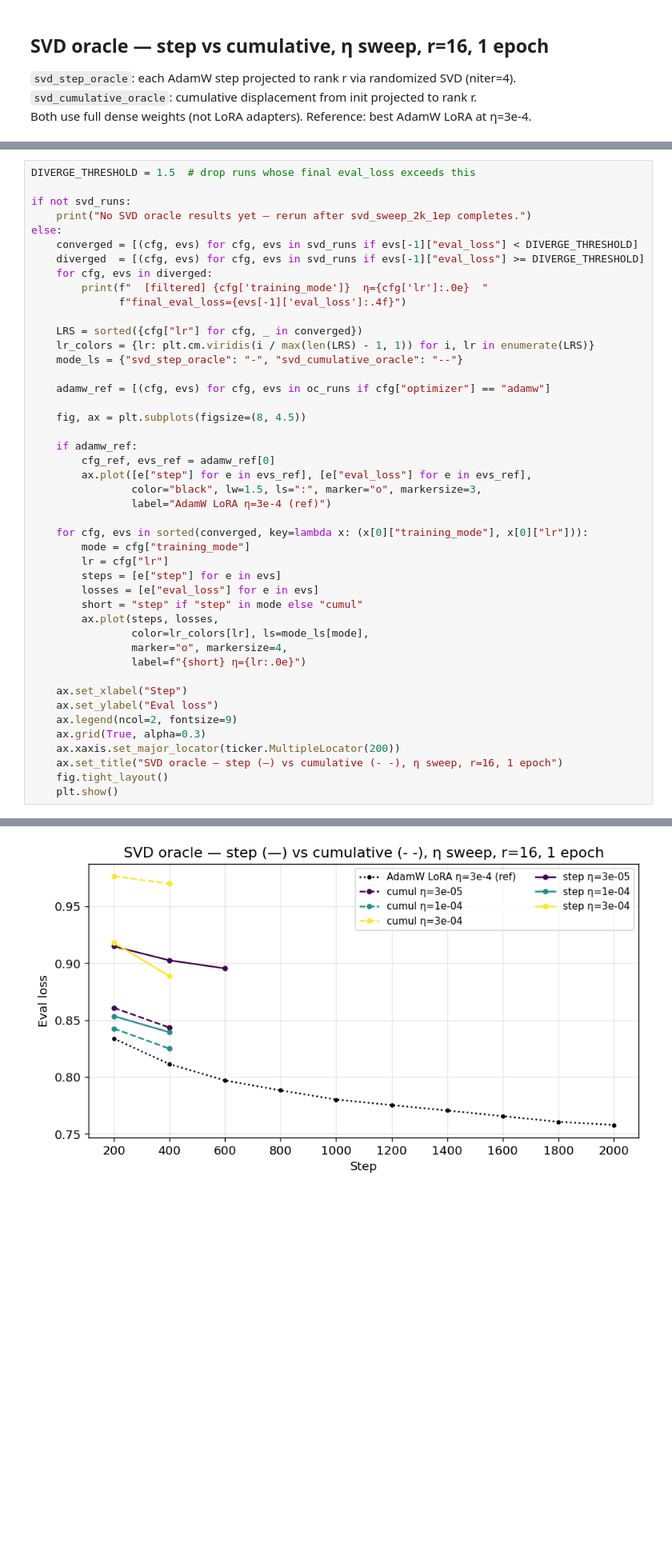
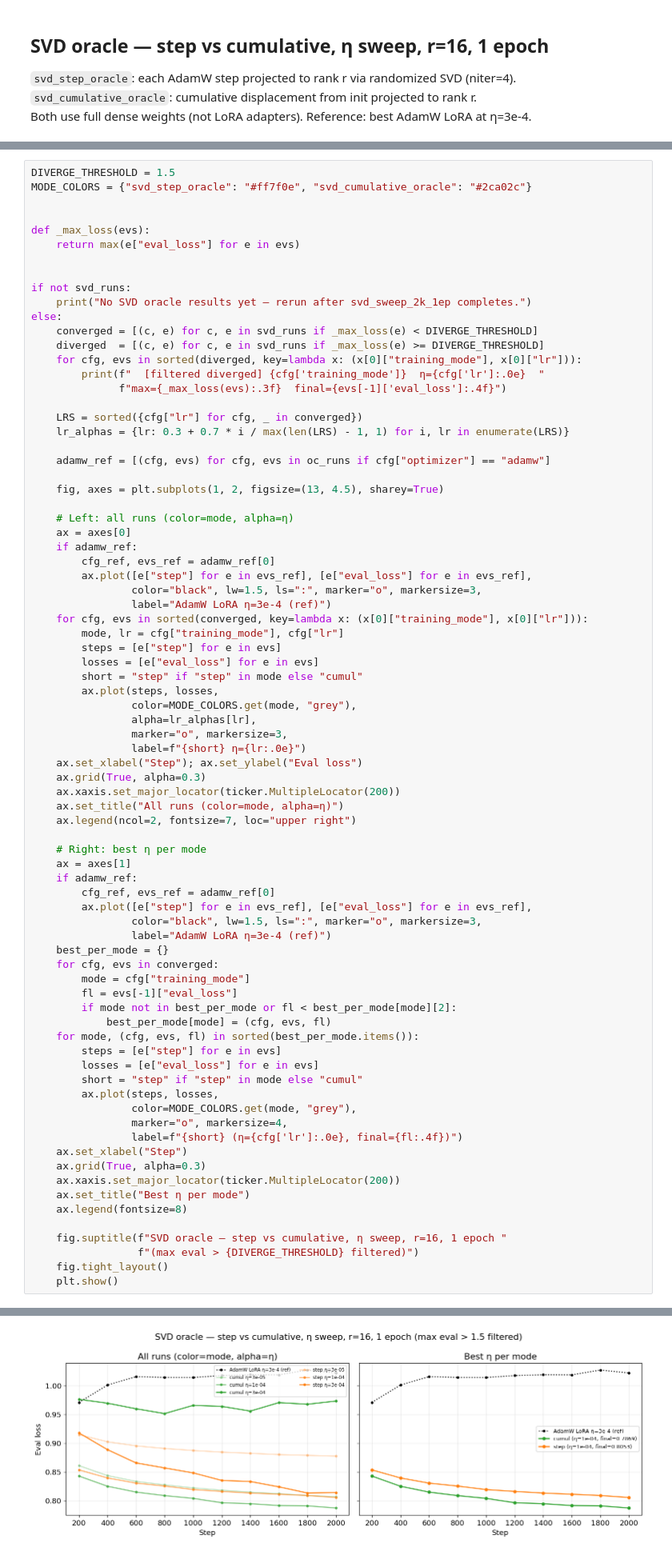
Before and after one commit to nikhilgsh/lora-optimizers, a Jupyter notebook: notebooks/sweep_analysis.ipynb, the cells around one changed output, grey strips where cells are left out. Shown at 80% size. Saved outputs shown, nothing was run; the diff lists cells and outputs as text; blank space fills up the shorter version.

```diff
--- a/notebooks/sweep_analysis.ipynb
+++ b/notebooks/sweep_analysis.ipynb
@@ -182,46 +280,80 @@ Loaded 8 SVD oracle runs
 # %%
-DIVERGE_THRESHOLD = 1.5  # drop runs whose final eval_loss exceeds this
+DIVERGE_THRESHOLD = 1.5
+MODE_COLORS = {"svd_step_oracle": "#ff7f0e", "svd_cumulative_oracle": "#2ca02c"}
+
+
+def _max_loss(evs):
+    return max(e["eval_loss"] for e in evs)
+
 
 if not svd_runs:
     print("No SVD oracle results yet — rerun after svd_sweep_2k_1ep completes.")
 else:
-    converged = [(cfg, evs) for cfg, evs in svd_runs if evs[-1]["eval_loss"] < DIVERGE_THRESHOLD]
-    diverged  = [(cfg, evs) for cfg, evs in svd_runs if evs[-1]["eval_loss"] >= DIVERGE_THRESHOLD]
-    for cfg, evs in diverged:
-        print(f"  [filtered] {cfg['training_mode']}  η={cfg['lr']:.0e}  "
-              f"final_eval_loss={evs[-1]['eval_loss']:.4f}")
+    converged = [(c, e) for c, e in svd_runs if _max_loss(e) < DIVERGE_THRESHOLD]
+    diverged  = [(c, e) for c, e in svd_runs if _max_loss(e) >= DIVERGE_THRESHOLD]
+    for cfg, evs in sorted(diverged, key=lambda x: (x[0]["training_mode"], x[0]["lr"])):
+        print(f"  [filtered diverged] {cfg['training_mode']}  η={cfg['lr']:.0e}  "
+              f"max={_max_loss(evs):.3f}  final={evs[-1]['eval_loss']:.4f}")
 
     LRS = sorted({cfg["lr"] for cfg, _ in converged})
-    lr_colors = {lr: plt.cm.viridis(i / max(len(LRS) - 1, 1)) for i, lr in enumerate(LRS)}
-    mode_ls = {"svd_step_oracle": "-", "svd_cumulative_oracle": "--"}
+    lr_alphas = {lr: 0.3 + 0.7 * i / max(len(LRS) - 1, 1) for i, lr in enumerate(LRS)}
 
     adamw_ref = [(cfg, evs) for cfg, evs in oc_runs if cfg["optimizer"] == "adamw"]
 
-    fig, ax = plt.subplots(figsize=(8, 4.5))
+    fig, axes = plt.subplots(1, 2, figsize=(13, 4.5), sharey=True)
 
+    # Left: all runs (color=mode, alpha=η)
+    ax = axes[0]
     if adamw_ref:
         cfg_ref, evs_ref = adamw_ref[0]
         ax.plot([e["step"] for e in evs_ref], [e["eval_loss"] for e in evs_ref],
                 color="black", lw=1.5, ls=":", marker="o", markersize=3,
                 label="AdamW LoRA η=3e-4 (ref)")
-
     for cfg, evs in sorted(converged, key=lambda x: (x[0]["training_mode"], x[0]["lr"])):
-        mode = cfg["training_mode"]
-        lr = cfg["lr"]
+        mode, lr = cfg["training_mode"], cfg["lr"]
         steps = [e["step"] for e in evs]
         losses = [e["eval_loss"] for e in evs]
         short = "step" if "step" in mode else "cumul"
         ax.plot(steps, losses,
-                color=lr_colors[lr], ls=mode_ls[mode],
-                marker="o", markersize=4,
+                color=MODE_COLORS.get(mode, "grey"),
+                alpha=lr_alphas[lr],
+                marker="o", markersize=3,
                 label=f"{short} η={lr:.0e}")
-
-    ax.set_xlabel("Step")
-    ax.set_ylabel("Eval loss")
-    ax.legend(ncol=2, fontsize=9)
+    ax.set_xlabel("Step"); ax.set_ylabel("Eval loss")
     ax.grid(True, alpha=0.3)
     ax.xaxis.set_major_locator(ticker.MultipleLocator(200))
-    ax.set_title("SVD oracle — step (—) vs cumulative (- -), η sweep, r=16, 1 epoch")
+    ax.set_title("All runs (color=mode, alpha=η)")
+    ax.legend(ncol=2, fontsize=7, loc="upper right")
+
+    # Right: best η per mode
+    ax = axes[1]
+    if adamw_ref:
+        cfg_ref, evs_ref = adamw_ref[0]
+        ax.plot([e["step"] for e in evs_ref], [e["eval_loss"] for e in evs_ref],
+                color="black", lw=1.5, ls=":", marker="o", markersize=3,
+                label="AdamW LoRA η=3e-4 (ref)")
+    best_per_mode = {}
+    for cfg, evs in converged:
+        mode = cfg["training_mode"]
+        fl = evs[-1]["eval_loss"]
+        if mode not in best_per_mode or fl < best_per_mode[mode][2]:
+            best_per_mode[mode] = (cfg, evs, fl)
+    for mode, (cfg, evs, fl) in sorted(best_per_mode.items()):
+        steps = [e["step"] for e in evs]
+        losses = [e["eval_loss"] for e in evs]
+        short = "step" if "step" in mode else "cumul"
+        ax.plot(steps, losses,
+                color=MODE_COLORS.get(mode, "grey"),
+                marker="o", markersize=4,
+                label=f"{short} (η={cfg['lr']:.0e}, final={fl:.4f})")
+    ax.set_xlabel("Step")
+    ax.grid(True, alpha=0.3)
+    ax.xaxis.set_major_locator(ticker.MultipleLocator(200))
+    ax.set_title("Best η per mode")
+    ax.legend(fontsize=8)
+
+    fig.suptitle(f"SVD oracle — step vs cumulative, η sweep, r=16, 1 epoch "
+                 f"(max eval > {DIVERGE_THRESHOLD} filtered)")
     fig.tight_layout()
     plt.show()
 # %% [output]
@@ -230 +362 @@ else:
-[figure, old version]
+[figure, new version]
```
Also changed, not shown: parts of 10 cells of this notebook, 2 other files.
